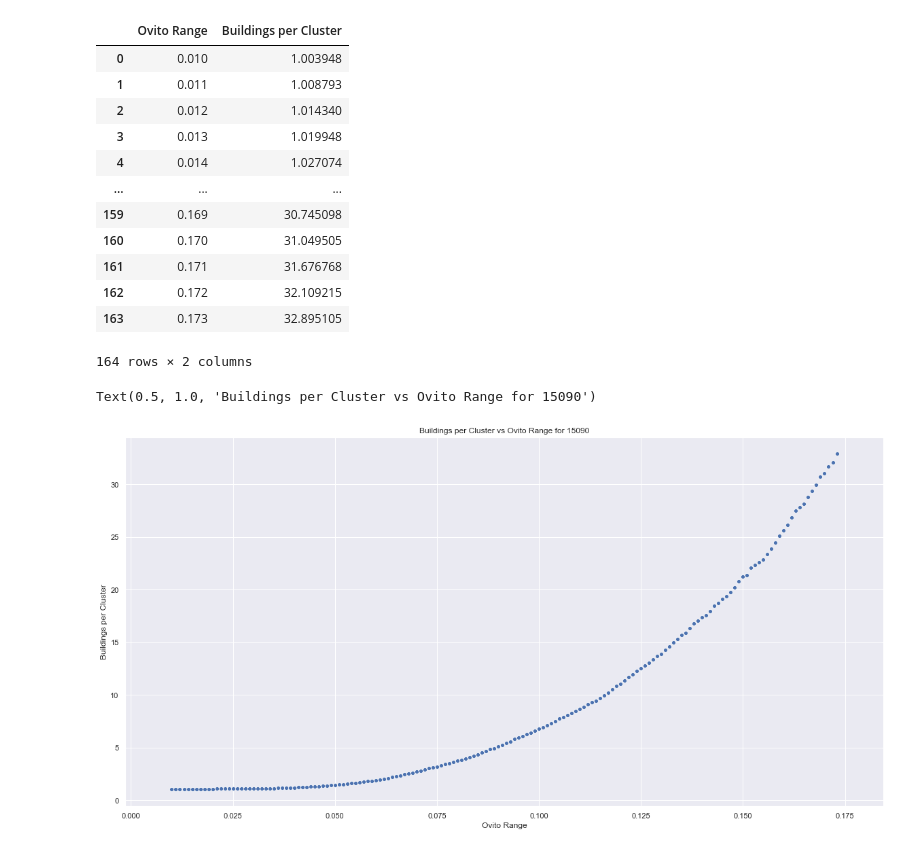
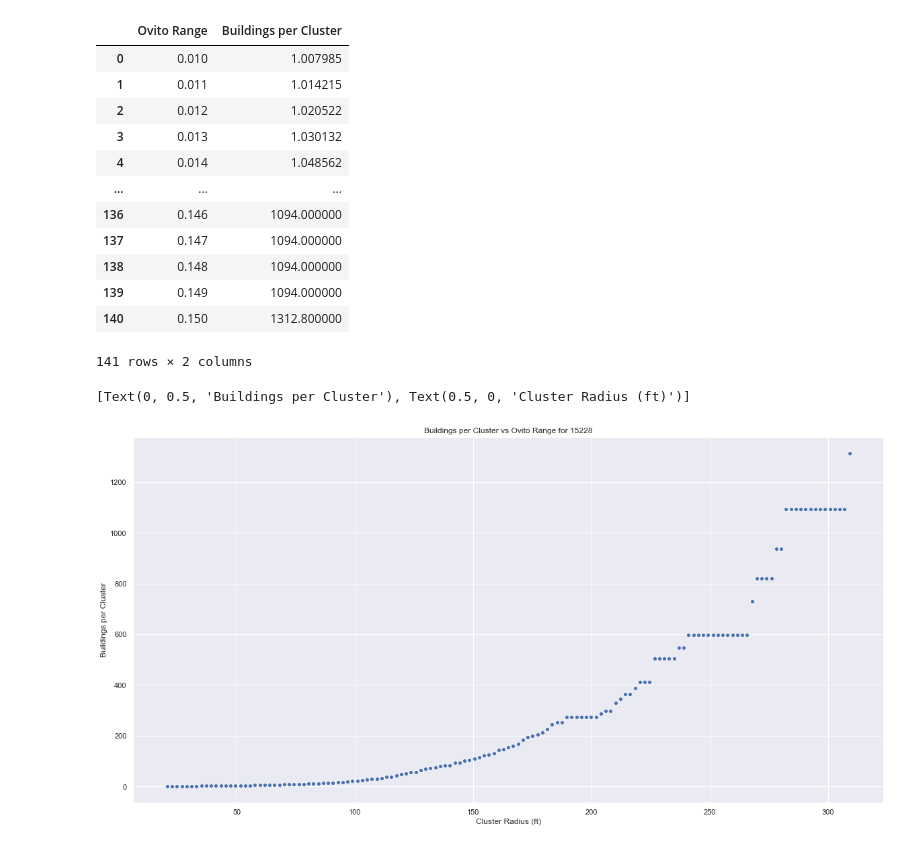
Before and after one commit to rrusali/2020-Summer-Research, a Jupyter notebook: Buildings per Cluster.ipynb, the cells around one changed output. Drawn from its saved outputs; the diff is of its cells as text; code cells hidden in the pictures.

```diff
--- a/Buildings per Cluster.ipynb
+++ b/Buildings per Cluster.ipynb
@@ -10,7 +11,7 @@ import os
 
 ###
 
-zip_code = '15090'
+zip_code = '15228'
 
 ###
 
@@ -54,6 +55,18 @@ with os.scandir(s1 + zip_code) as entries:
 
 step = round((final - i)/(total_steps - 1), 5)
 
+# Access the scale file of your zip code to find the Ovito -> Real world scale
+
+scale = 0
+
+openpath = s1 + zip_code + '_scale.txt'
+
+with open(openpath) as f:
+
+    f = f.read()
+
+    scale = re.sub('[^0-9]', '', f)
+
 # Create the dataframe that will hold our results
 
 column_names = ['Ovito Range', 'Buildings per Cluster']
@@ -93,24 +106,26 @@ while i <= final:
 final_frame
 # %% [output]
 |  | Ovito Range | Buildings per Cluster |
-| 0 | 0.010 | 1.003948 |
-| 1 | 0.011 | 1.008793 |
-| 2 | 0.012 | 1.014340 |
-| 3 | 0.013 | 1.019948 |
-| 4 | 0.014 | 1.027074 |
+| 0 | 0.010 | 1.007985 |
+| 1 | 0.011 | 1.014215 |
+| 2 | 0.012 | 1.020522 |
+| 3 | 0.013 | 1.030132 |
+| 4 | 0.014 | 1.048562 |
 | ... | ... | ... |
-| 159 | 0.169 | 30.745098 |
-| 160 | 0.170 | 31.049505 |
-| 161 | 0.171 | 31.676768 |
-| 162 | 0.172 | 32.109215 |
-| 163 | 0.173 | 32.895105 |
+| 136 | 0.146 | 1094.000000 |
+| 137 | 0.147 | 1094.000000 |
+| 138 | 0.148 | 1094.000000 |
+| 139 | 0.149 | 1094.000000 |
+| 140 | 0.150 | 1312.800000 |
-164 rows × 2 columns
+141 rows × 2 columns
 # %%
 sns.set(rc={'figure.figsize':(20, 10)})
 
-zip_dist = sns.scatterplot(x = final_frame['Ovito Range'], y = final_frame['Buildings per Cluster'])
+zip_dist = sns.scatterplot(x = final_frame['Ovito Range'] * int(scale), y = final_frame['Buildings per Cluster'])
 
 zip_dist.set_title('Buildings per Cluster vs Ovito Range for ' + str(zip_code))
+
+zip_dist.set(ylabel = 'Buildings per Cluster', xlabel = 'Cluster Radius (ft)')
 # %% [output]
-Text(0.5, 1.0, 'Buildings per Cluster vs Ovito Range for 15090')
+[Text(0, 0.5, 'Buildings per Cluster'), Text(0.5, 0, 'Cluster Radius (ft)')]
-[figure, old version]
+[figure, new version]
```
Also changed, not shown: parts of 2 cells of this notebook, 4 other files.
